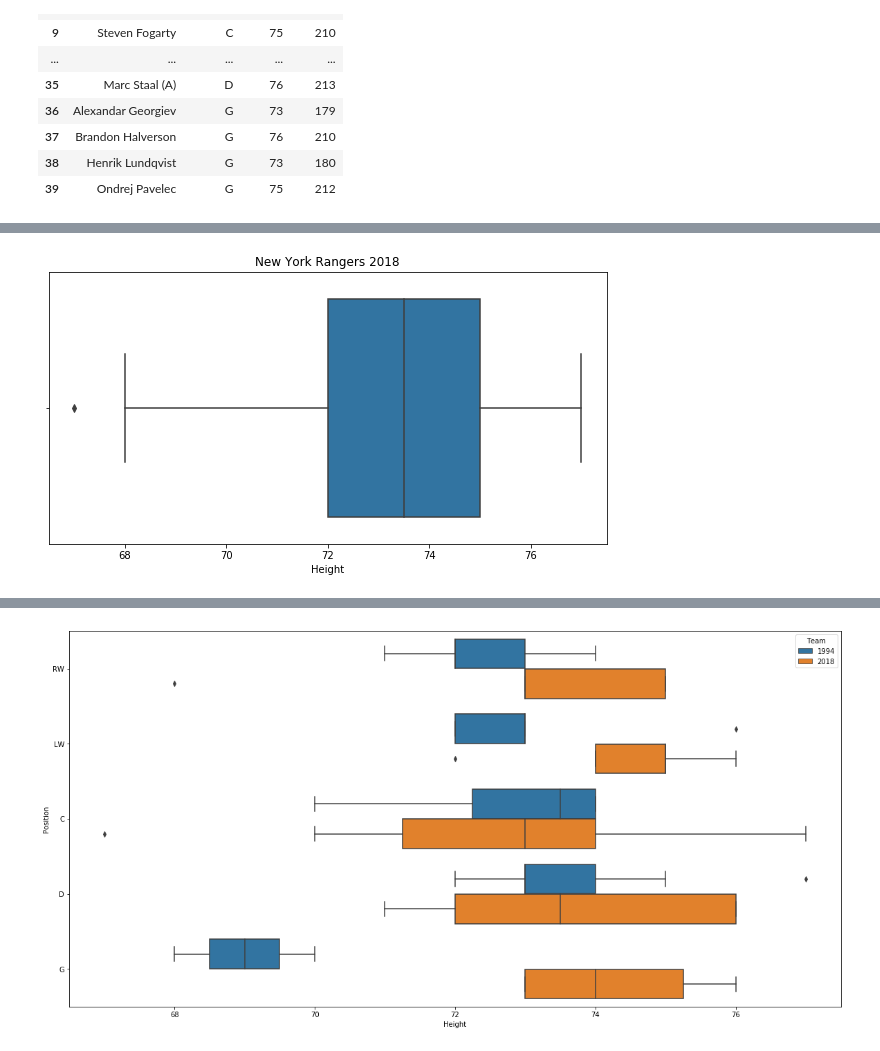
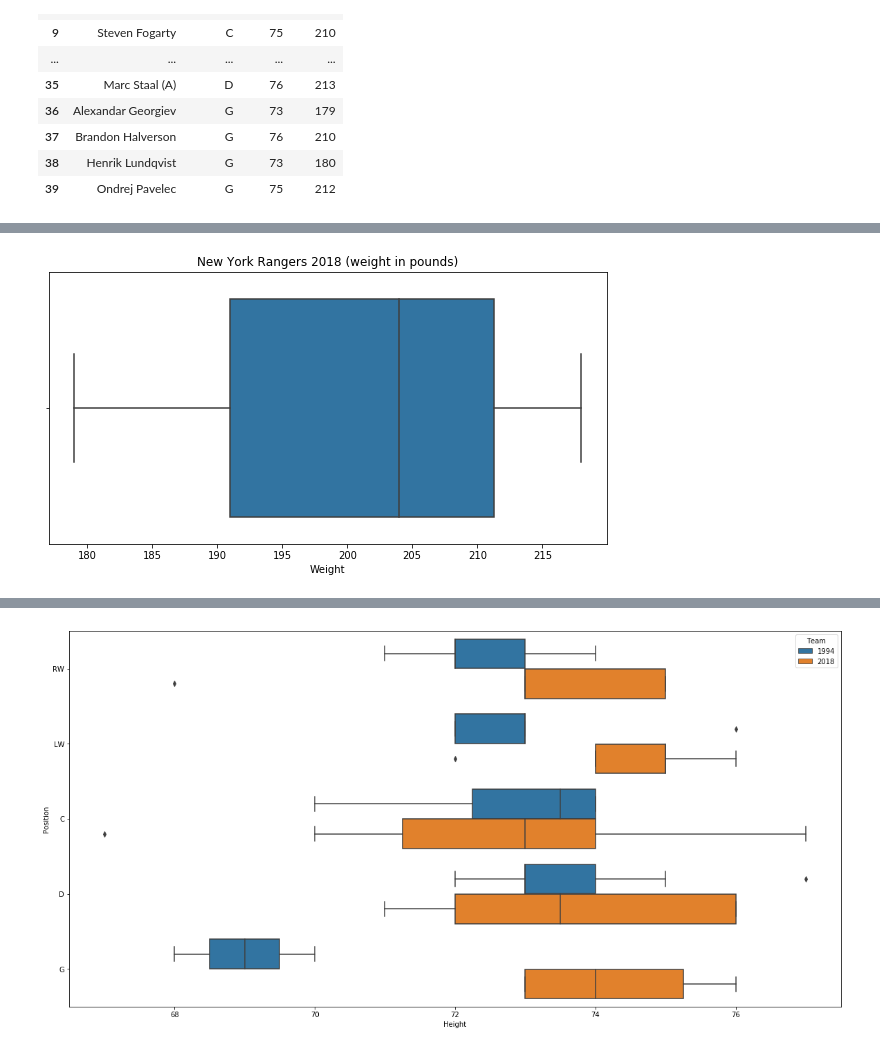
Before and after one commit to pjmeehan/FDA-PROJECT, a Jupyter notebook: Fundamentals of Data Analysis Project 2018 - THE BOX PLOT.ipynb, the cells around one changed output, grey strips where cells are left out. Saved outputs shown, nothing was run; the diff lists cells and outputs as text; code cells hidden in the pictures.

```diff
--- a/Fundamentals of Data Analysis Project 2018 - THE BOX PLOT.ipynb
+++ b/Fundamentals of Data Analysis Project 2018 - THE BOX PLOT.ipynb
@@ -158,6 +179,6 @@ df1.head()
 # %%
-sns.boxplot( df1["Height"] ).set_title('New York Rangers 2018')
+sns.boxplot( df1["Weight"] ).set_title('New York Rangers 2018 (weight in pounds)')
 fig = plt.gcf()
 fig.set_size_inches( 10,5)
 # %% [output]
-[figure, old version]
+[figure, new version]
```
Also changed, not shown: parts of 33 cells of this notebook.
